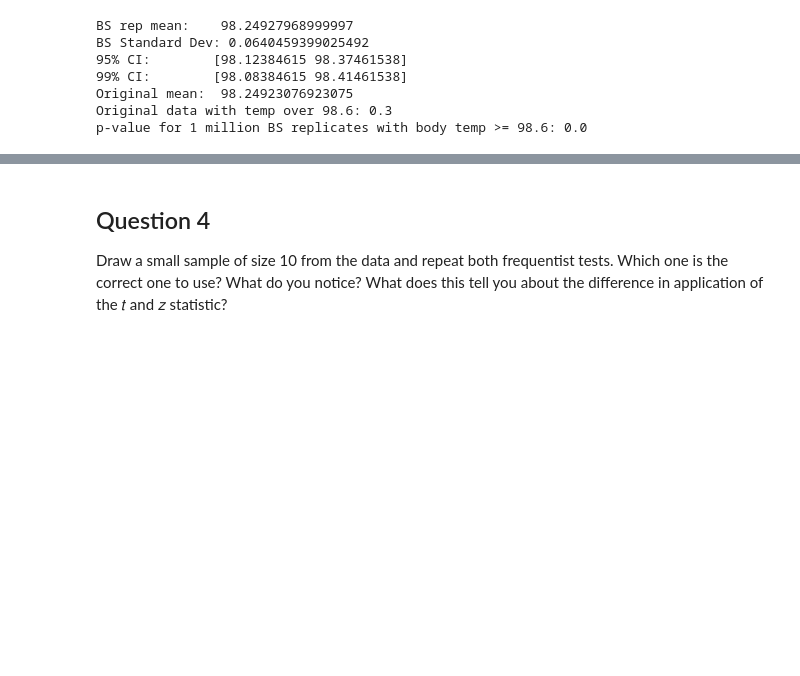
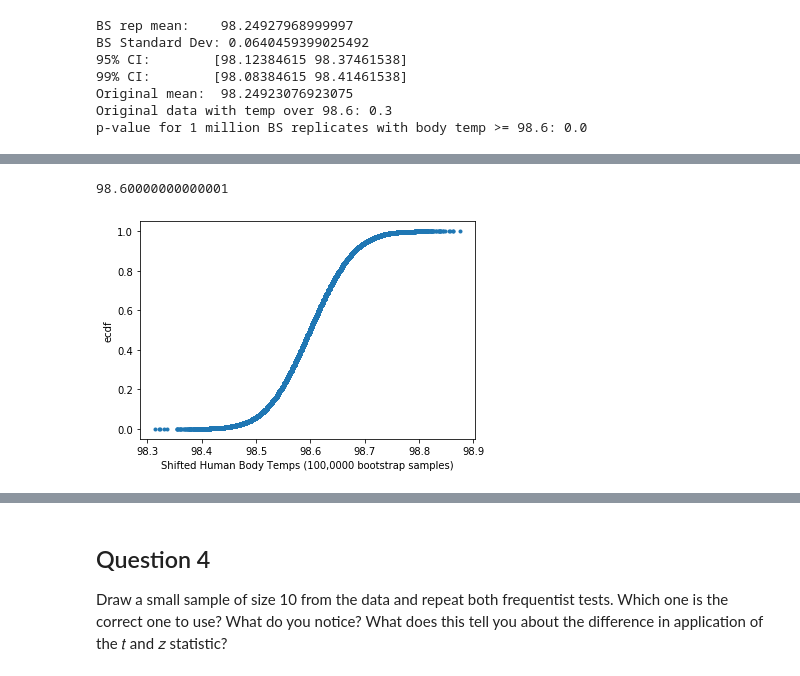
Before and after one commit to dfarkins/Springboard, a Jupyter notebook: EDA_human_temperature/sliderule_dsi_inferential_statistics_exercise_1.ipynb, the cells around one changed output, grey strips where cells are left out. Drawn from its saved outputs; the diff is of its cells as text; code cells hidden in the pictures; blank space fills up the shorter version.

Commit message:
EDA body temps q3

```diff
--- a/EDA_human_temperature/sliderule_dsi_inferential_statistics_exercise_1.ipynb
+++ b/EDA_human_temperature/sliderule_dsi_inferential_statistics_exercise_1.ipynb
@@ -292,0 +297,18 @@ p-value for 1 million BS replicates with body temp >= 98.6: 0.0
+# %%
+#shifting the original data to have a mean of 98.6 degrees F
+shifted_temps = t - np.mean(t) + 98.6
+
+#checking the new mean
+np.mean(shifted_temps)
+# %% [output]
+98.60000000000001
+# %%
+#generate 100,000 bs replicates of the mean and plot the ecdf
+bs_shifted = gen_bs_reps(shifted_temps, np.mean, 100000)
+bs_xs, bs_ys = ecdf(bs_shifted)
+plt.plot(bs_xs, bs_ys, marker=".", linestyle="none")
+plt.xlabel("Shifted Human Body Temps (100,0000 bootstrap samples)")
+plt.ylabel("ecdf")
+plt.show()
+# %% [output]
+[figure, added]
```
Also changed, not shown: parts of 12 cells of this notebook.
